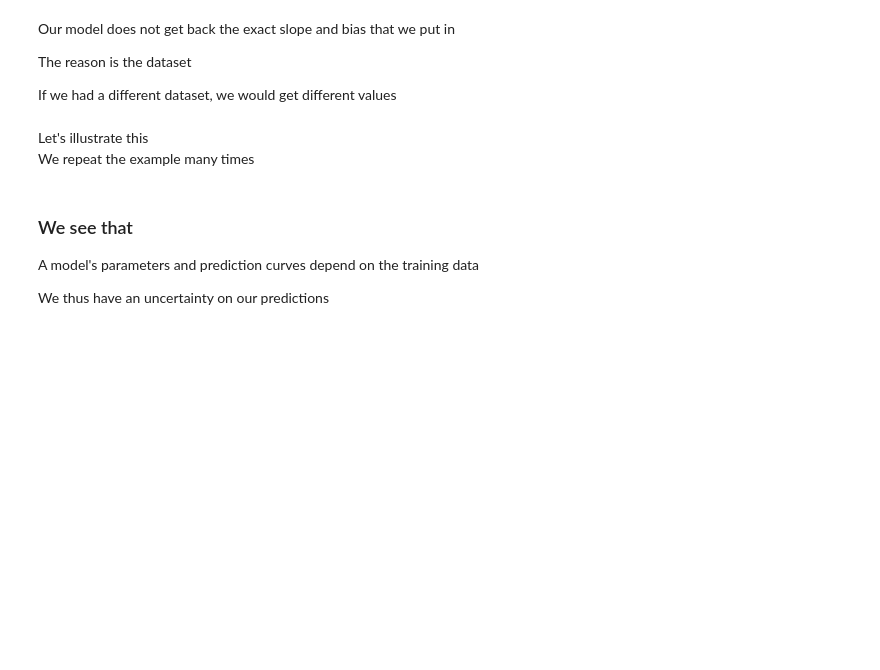
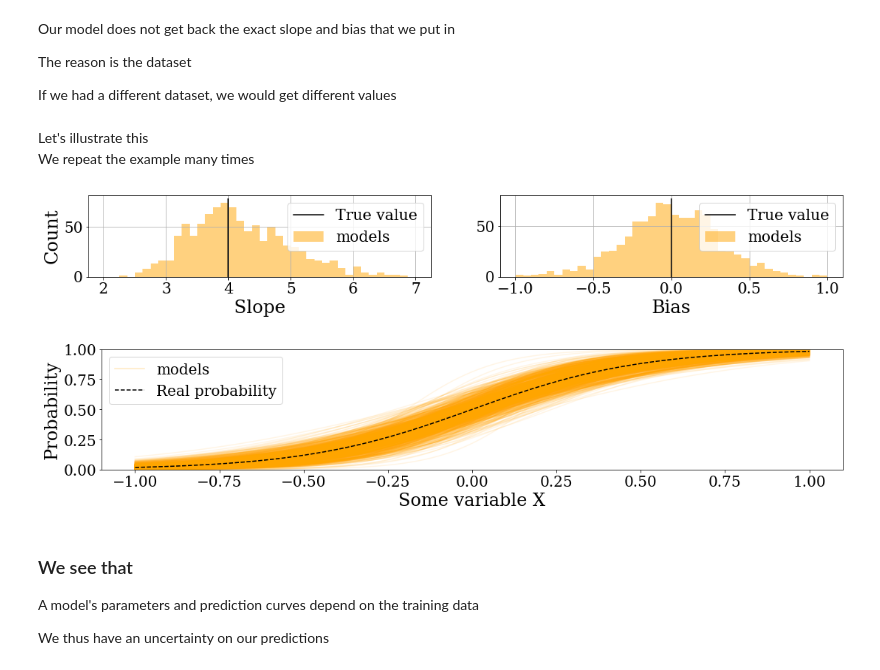
Before and after one commit to faab5/errortools, a Jupyter notebook: notebooks/PyData presentation 11-05-2019.ipynb, the cells around one changed output. Saved outputs shown, nothing was run; the diff lists cells and outputs as text; code cells hidden in the pictures; blank space fills up the shorter version.

```diff
--- a/notebooks/PyData presentation 11-05-2019.ipynb
+++ b/notebooks/PyData presentation 11-05-2019.ipynb
@@ -130,30 +163,33 @@ for i in range(n_datasets):
     m.fit(Xs[i], ys[i])
     models.append(m)
 # %%
-fig, ax = plt.subplots(1, 2, figsize=(15,2))
+fig, ax = plt.subplots(1, 2, figsize=(18,2))
 ax[0].hist([m.parameters[0] for m in models], bins=40, range=(2,7), color='orange', alpha=0.5, label="models")
 ax[0].plot((slope, slope), ax[0].get_ylim(), color='black', label="True value")
 ax[0].grid()
 ax[0].set_xlabel("Slope")
 ax[0].set_ylabel("Count")
 ax[0].legend()
 
 ax[1].hist([m.parameters[1] for m in models], bins=40, range=(-1,1), color='orange', alpha=0.5, label="models")
 ax[1].plot((bias, bias), ax[1].get_ylim(), color='black', label="True value")
 ax[1].grid()
 ax[1].set_xlabel("Bias")
 ax[1].legend()
 
-fig, ax = plt.subplots(1, 1, figsize=(15,3))
+fig, ax = plt.subplots(1, 1, figsize=(18,3))
 p = scipy.stats.logistic.cdf(slope * x + bias)
 ax.plot(x, models[0].predict(x), '-', color='orange', alpha=0.25, label="models")
 for m in models[1:]:
     ax.plot(x, m.predict(x), '-', color='orange', alpha=0.1)
 ax.plot(x, p, '--', color='black', label="Real probability")
 ax.set_ylim((0,1))
 ax.set_xlabel("Some variable X")
 ax.set_ylabel("Probability")
 ax.legend();
+# %% [output]
+[figure, added]
+[figure, added]
 # %% [markdown]
 ### We see that
 
```
Also changed, not shown: parts of 36 cells of this notebook, 1 other file.
